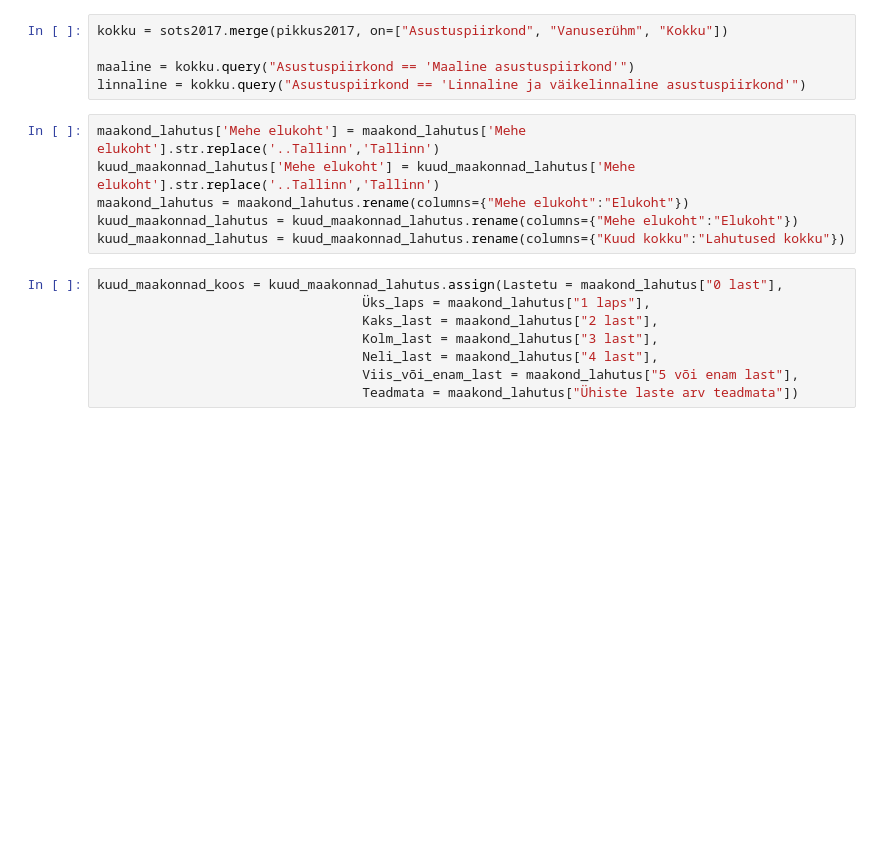
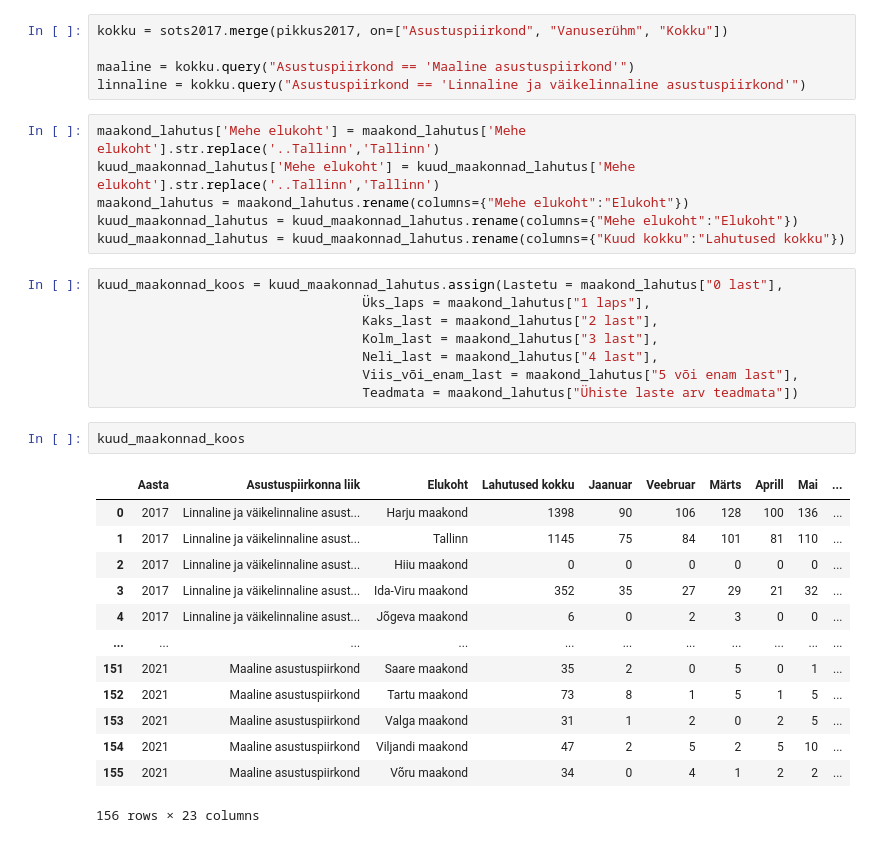
Before and after one commit to KarinRosen/Introduction-to-Data-Science-project, a Jupyter notebook: PROJECT-CopyKarin.ipynb, the cells around one changed output. Cells and saved outputs as stored; diff of their text form; blank space fills up the shorter version.

```diff
--- a/PROJECT-CopyKarin.ipynb
+++ b/PROJECT-CopyKarin.ipynb
@@ -43,6 +43,22 @@ kuud_maakonnad_koos = kuud_maakonnad_lahutus.assign(Lastetu = maakond_lahutus["0
                                   Neli_last = maakond_lahutus["4 last"],
                                   Viis_või_enam_last = maakond_lahutus["5 või enam last"],
                                   Teadmata = maakond_lahutus["Ühiste laste arv teadmata"])
+# %%
+kuud_maakonnad_koos
+# %% [output]
+|  | Aasta | Asustuspiirkonna liik | Elukoht | Lahutused kokku | Jaanuar | Veebruar | Märts | Aprill | Mai | ... |
+| 0 | 2017 | Linnaline ja väikelinnaline asust... | Harju maakond | 1398 | 90 | 106 | 128 | 100 | 136 | ... |
+| 1 | 2017 | Linnaline ja väikelinnaline asust... | Tallinn | 1145 | 75 | 84 | 101 | 81 | 110 | ... |
+| 2 | 2017 | Linnaline ja väikelinnaline asust... | Hiiu maakond | 0 | 0 | 0 | 0 | 0 | 0 | ... |
+| 3 | 2017 | Linnaline ja väikelinnaline asust... | Ida-Viru maakond | 352 | 35 | 27 | 29 | 21 | 32 | ... |
+| 4 | 2017 | Linnaline ja väikelinnaline asust... | Jõgeva maakond | 6 | 0 | 2 | 3 | 0 | 0 | ... |
+| ... | ... | ... | ... | ... | ... | ... | ... | ... | ... | ... |
+| 151 | 2021 | Maaline asustuspiirkond | Saare maakond | 35 | 2 | 0 | 5 | 0 | 1 | ... |
+| 152 | 2021 | Maaline asustuspiirkond | Tartu maakond | 73 | 8 | 1 | 5 | 1 | 5 | ... |
+| 153 | 2021 | Maaline asustuspiirkond | Valga maakond | 31 | 1 | 2 | 0 | 2 | 5 | ... |
+| 154 | 2021 | Maaline asustuspiirkond | Viljandi maakond | 47 | 2 | 5 | 2 | 5 | 10 | ... |
+| 155 | 2021 | Maaline asustuspiirkond | Võru maakond | 34 | 0 | 4 | 1 | 2 | 2 | ... |
+156 rows × 23 columns
 # %%
 import matplotlib.pyplot as plt
 import numpy as np
```
Also changed, not shown: parts of 2 cells of this notebook, 5 other files.
